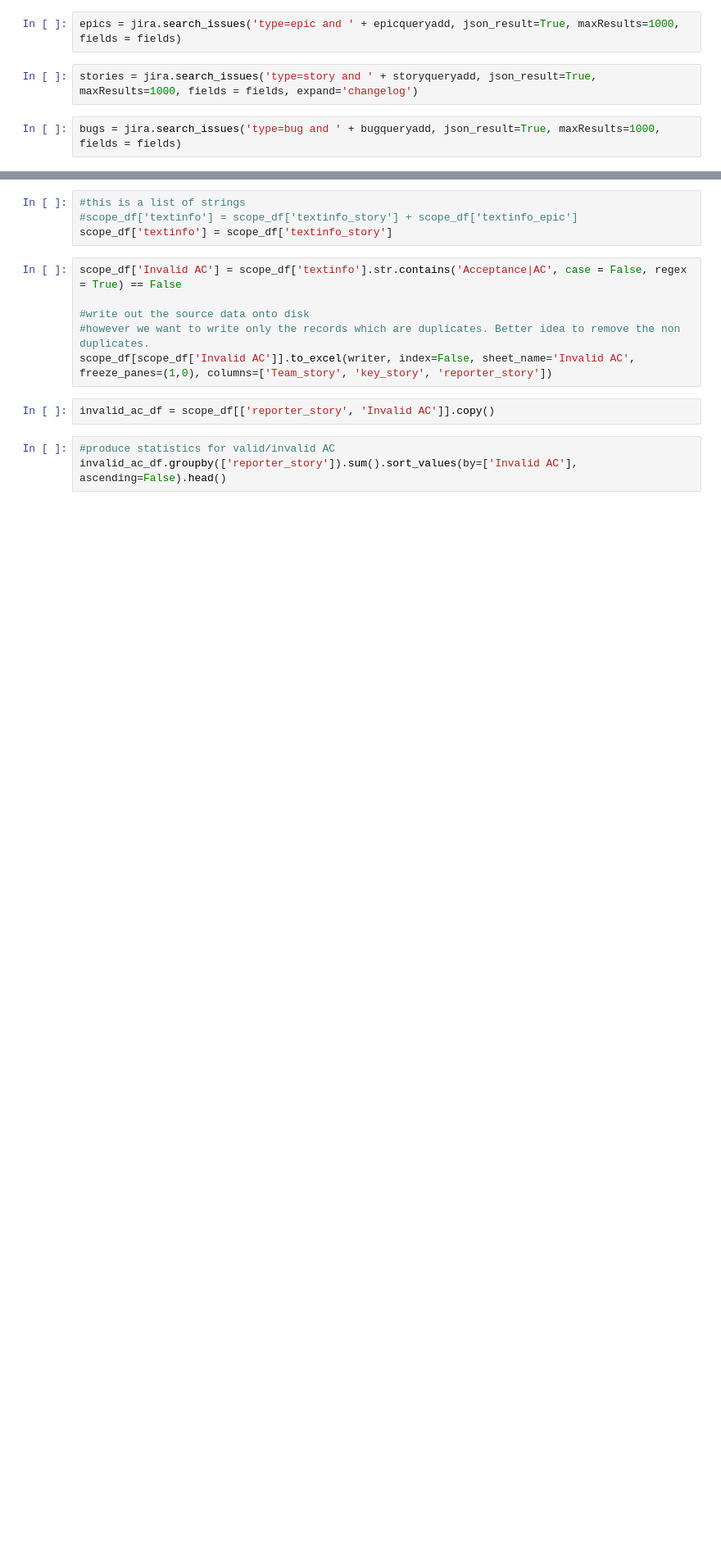
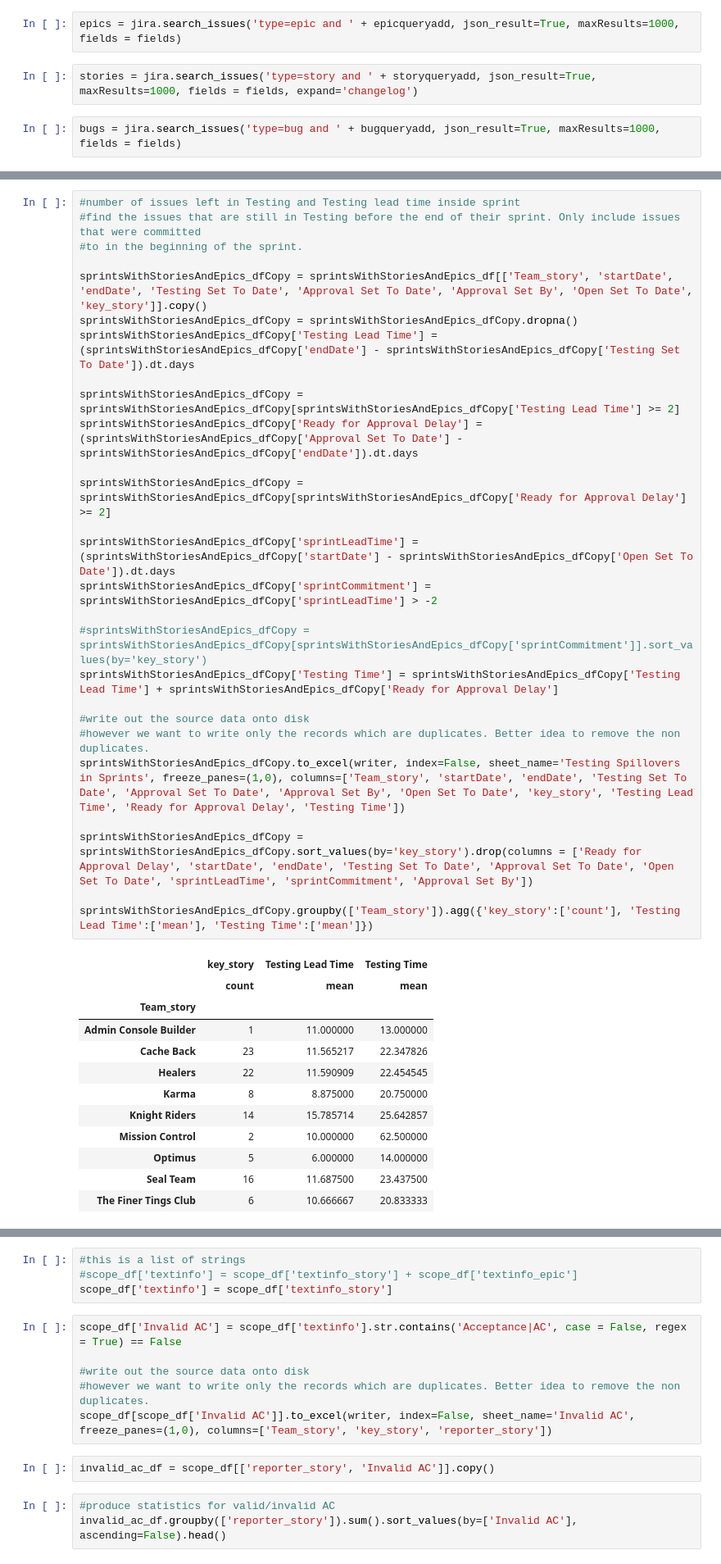
Before and after one commit to medhavib/JiraUtils, a Jupyter notebook: metrics-collection.ipynb, the cells around one changed output, grey strips where cells are left out. Shown at 82% size. Cells and saved outputs as stored; diff of their text form; blank space fills up the shorter version.

```diff
--- a/metrics-collection.ipynb
+++ b/metrics-collection.ipynb
@@ -426,0 +646,40 @@ sprintsWithStoriesAndEpics_dfCopy.groupby(['Closed Set By', 'Team_story']).agg({
+# %%
+#number of issues left in Testing and Testing lead time inside sprint
+#find the issues that are still in Testing before the end of their sprint. Only include issues that were committed
+#to in the beginning of the sprint.
+
+sprintsWithStoriesAndEpics_dfCopy = sprintsWithStoriesAndEpics_df[['Team_story', 'startDate', 'endDate', 'Testing Set To Date', 'Approval Set To Date', 'Approval Set By', 'Open Set To Date', 'key_story']].copy()
+sprintsWithStoriesAndEpics_dfCopy = sprintsWithStoriesAndEpics_dfCopy.dropna()
+sprintsWithStoriesAndEpics_dfCopy['Testing Lead Time'] = (sprintsWithStoriesAndEpics_dfCopy['endDate'] - sprintsWithStoriesAndEpics_dfCopy['Testing Set To Date']).dt.days
+
+sprintsWithStoriesAndEpics_dfCopy = sprintsWithStoriesAndEpics_dfCopy[sprintsWithStoriesAndEpics_dfCopy['Testing Lead Time'] >= 2]
+sprintsWithStoriesAndEpics_dfCopy['Ready for Approval Delay'] = (sprintsWithStoriesAndEpics_dfCopy['Approval Set To Date'] - sprintsWithStoriesAndEpics_dfCopy['endDate']).dt.days
+
+sprintsWithStoriesAndEpics_dfCopy = sprintsWithStoriesAndEpics_dfCopy[sprintsWithStoriesAndEpics_dfCopy['Ready for Approval Delay'] >= 2]
+
+sprintsWithStoriesAndEpics_dfCopy['sprintLeadTime'] = (sprintsWithStoriesAndEpics_dfCopy['startDate'] - sprintsWithStoriesAndEpics_dfCopy['Open Set To Date']).dt.days
+sprintsWithStoriesAndEpics_dfCopy['sprintCommitment'] = sprintsWithStoriesAndEpics_dfCopy['sprintLeadTime'] > -2
+
+#sprintsWithStoriesAndEpics_dfCopy = sprintsWithStoriesAndEpics_dfCopy[sprintsWithStoriesAndEpics_dfCopy['sprintCommitment']].sort_values(by='key_story')
+sprintsWithStoriesAndEpics_dfCopy['Testing Time'] = sprintsWithStoriesAndEpics_dfCopy['Testing Lead Time'] + sprintsWithStoriesAndEpics_dfCopy['Ready for Approval Delay']
+
+#write out the source data onto disk
+#however we want to write only the records which are duplicates. Better idea to remove the non duplicates.
+sprintsWithStoriesAndEpics_dfCopy.to_excel(writer, index=False, sheet_name='Testing Spillovers in Sprints', freeze_panes=(1,0), columns=['Team_story', 'startDate', 'endDate', 'Testing Set To Date', 'Approval Set To Date', 'Approval Set By', 'Open Set To Date', 'key_story', 'Testing Lead Time', 'Ready for Approval Delay', 'Testing Time'])
+
+sprintsWithStoriesAndEpics_dfCopy = sprintsWithStoriesAndEpics_dfCopy.sort_values(by='key_story').drop(columns = ['Ready for Approval Delay', 'startDate', 'endDate', 'Testing Set To Date', 'Approval Set To Date', 'Open Set To Date', 'sprintLeadTime', 'sprintCommitment', 'Approval Set By'])
+
+sprintsWithStoriesAndEpics_dfCopy.groupby(['Team_story']).agg({'key_story':['count'], 'Testing Lead Time':['mean'], 'Testing Time':['mean']})
+# %% [output]
+|  | key_story | Testing Lead Time | Testing Time |
+|  | count | mean | mean |
+| Team_story |  |  |  |
+| Admin Console Builder | 1 | 11.000000 | 13.000000 |
+| Cache Back | 23 | 11.565217 | 22.347826 |
+| Healers | 22 | 11.590909 | 22.454545 |
+| Karma | 8 | 8.875000 | 20.750000 |
+| Knight Riders | 14 | 15.785714 | 25.642857 |
+| Mission Control | 2 | 10.000000 | 62.500000 |
+| Optimus | 5 | 6.000000 | 14.000000 |
+| Seal Team | 16 | 11.687500 | 23.437500 |
+| The Finer Tings Club | 6 | 10.666667 | 20.833333 |
```
Also changed, not shown: parts of 75 cells of this notebook.
